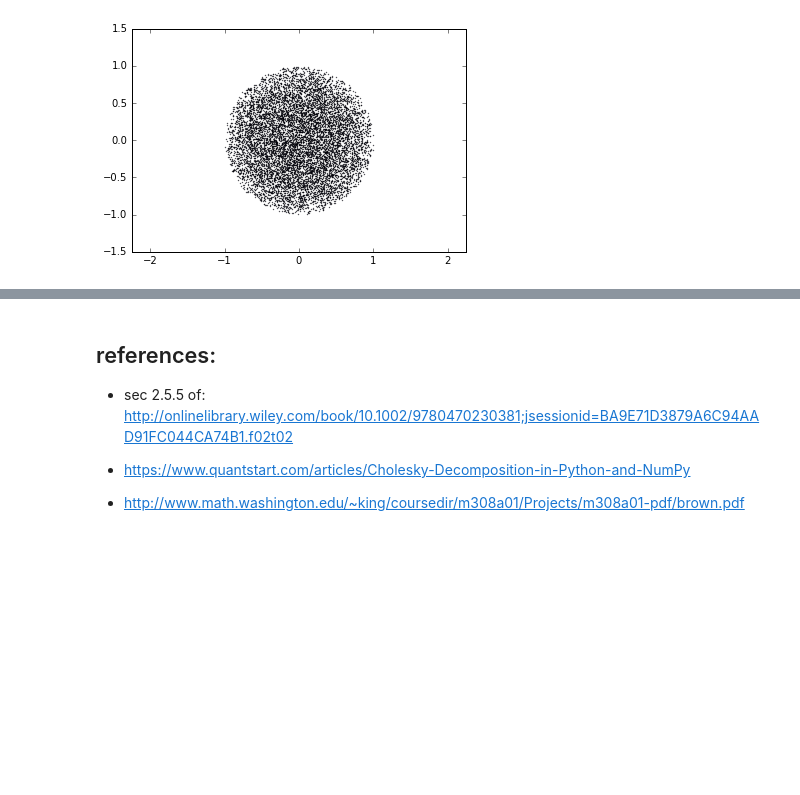
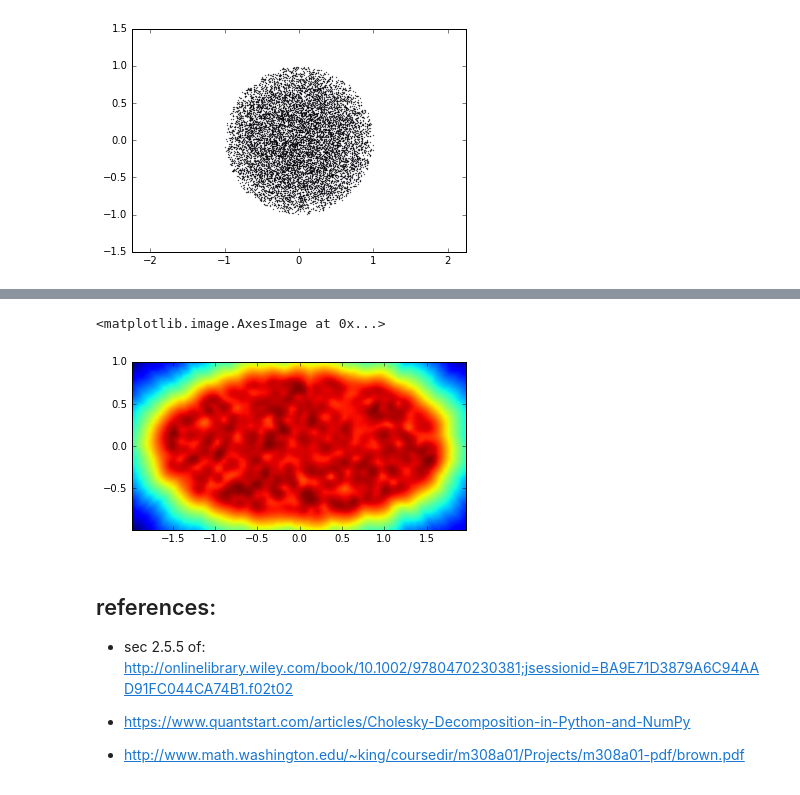
Before and after one commit to jngaravitoc/shapes, a Jupyter notebook: Ellipsoids.ipynb, the cells around one changed output, grey strips where cells are left out. Drawn from its saved outputs; the diff is of its cells as text; code cells hidden in the pictures; blank space fills up the shorter version.

```diff
--- a/Ellipsoids.ipynb
+++ b/Ellipsoids.ipynb
@@ -57,3 +67,12 @@ scatter(xyz_ellipse[:,0], xyz_ellipse[:,1], s=1)
+# %%
+rho = grid(xyz_ellipse[:,0], xyz_ellipse[:,1], xyz_ellipse[:,2], 100)
+# %%
+imshow(log10(rho.T), origin='lower',
+       extent=[min(xyz_ellipse[:,0]), max(xyz_ellipse[:,0]),
+               min(xyz_ellipse[:,1]), max(xyz_ellipse[:,1])])
+# %% [output]
+<matplotlib.image.AxesImage at 0x...>
+[figure, added]
 # %% [markdown]
 ## references:
 
```
Also changed, not shown: parts of 3 cells of this notebook.
